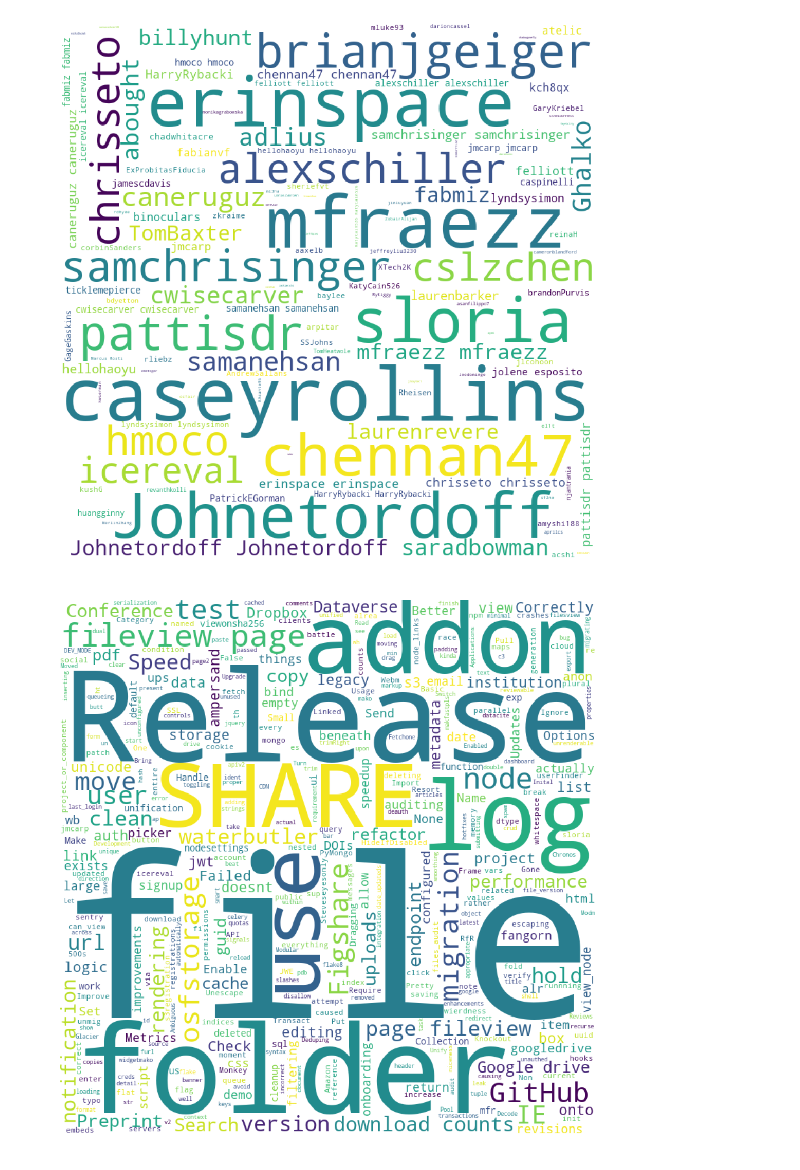
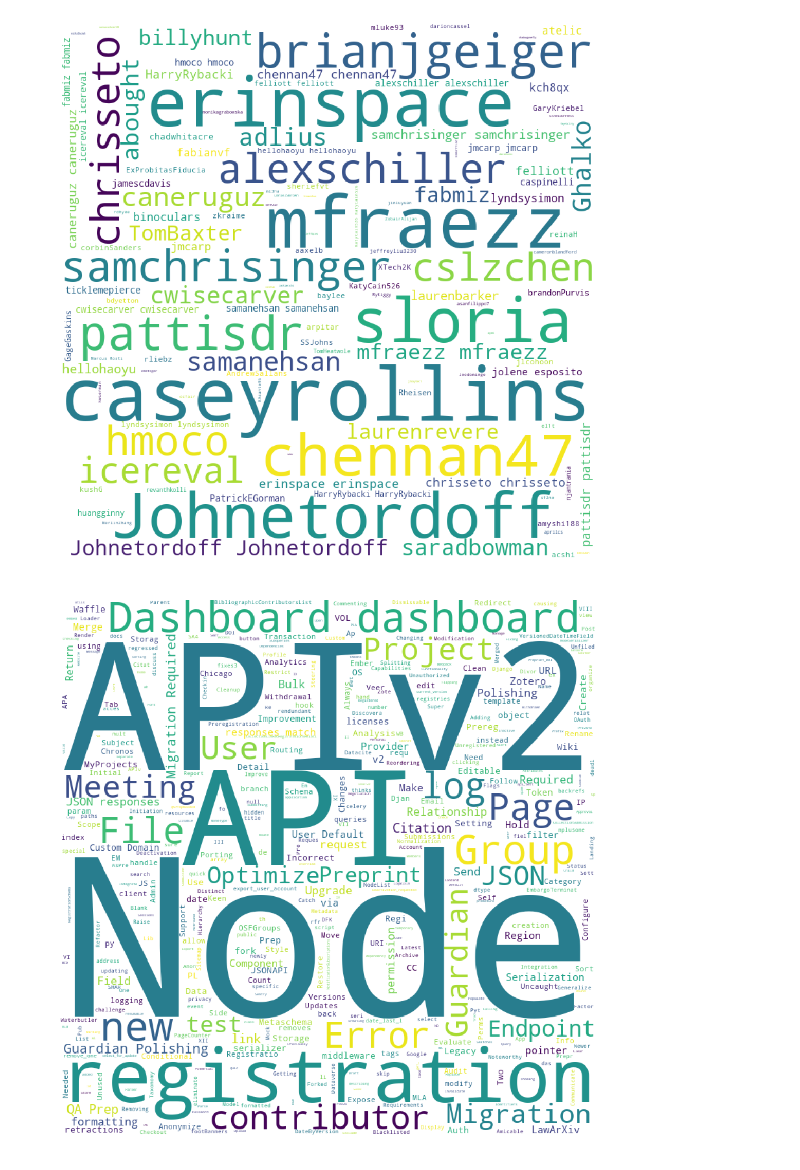
Before and after one commit to pattisdr/data_analysis_with_pandas_and_wordcloud, a Jupyter notebook: osf_pull_request_wordclouds.ipynb, the cells around one changed output. Saved outputs shown, nothing was run; the diff lists cells and outputs as text; code cells hidden in the pictures.

```diff
--- a/osf_pull_request_wordclouds.ipynb
+++ b/osf_pull_request_wordclouds.ipynb
@@ -90,7 +90,7 @@ build_wordcloud(data['author'])
 # %% [output]
 [figure]
 # %%
-by_author = return_data_by_author(data, 'chrisseto')
+by_author = return_data_by_author(data, 'pattisdr')
 build_wordcloud(by_author['title'])
 # %% [output]
-[figure, old version]
+[figure, new version]
```
Also changed, not shown: parts of 3 cells of this notebook.
